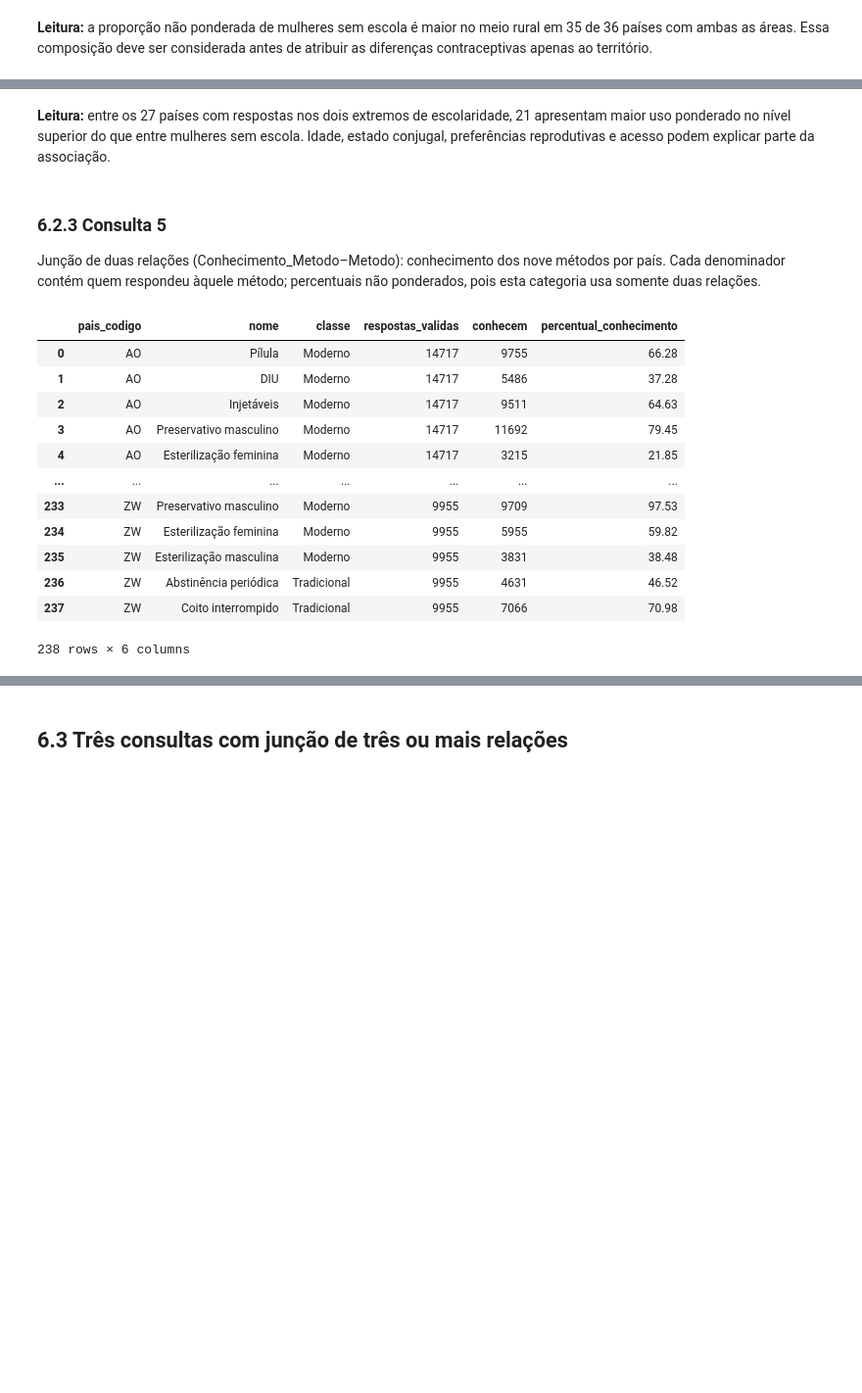
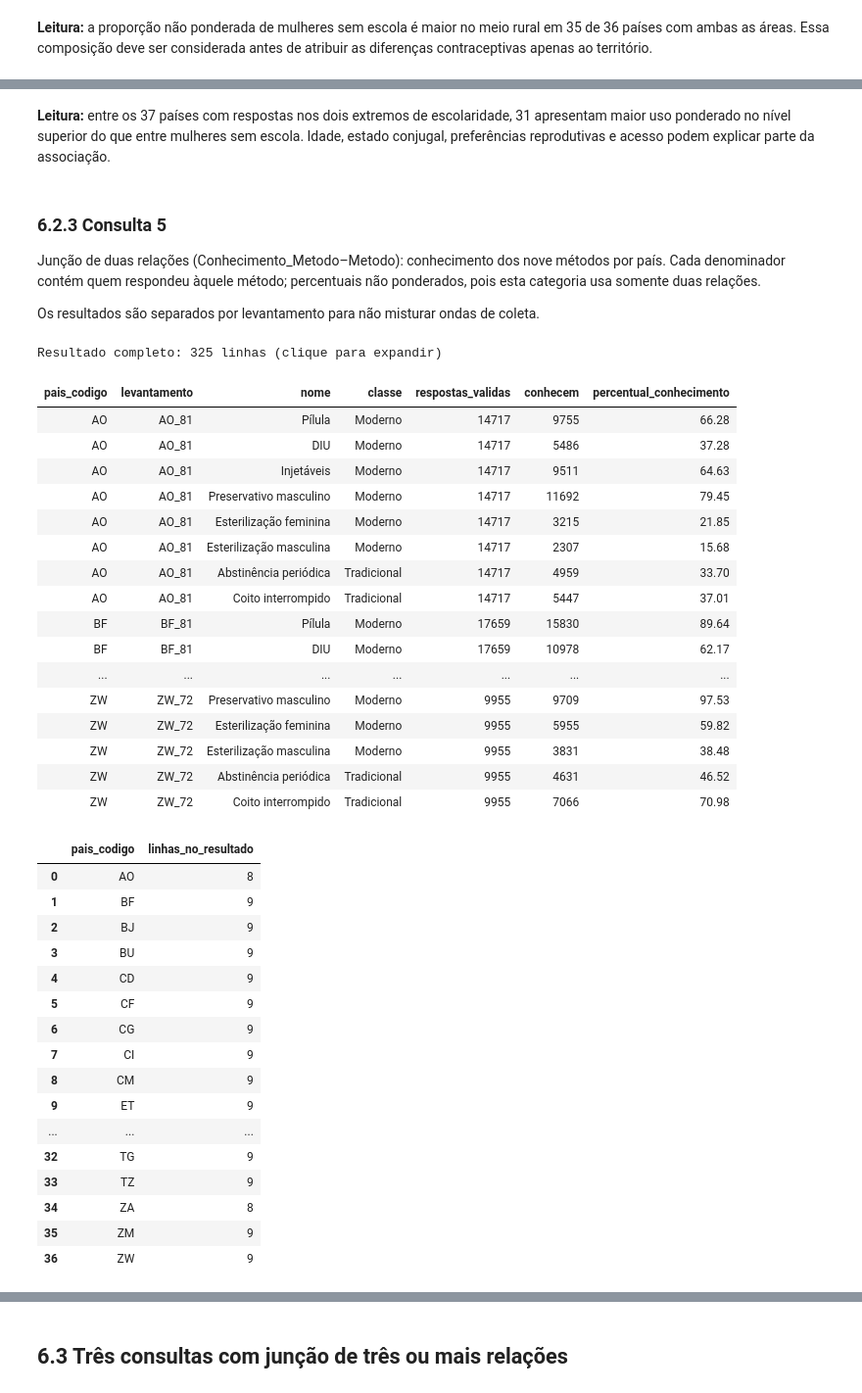
Before and after one commit to limag-henrique/subsaharanAfrica-womenData, a Jupyter notebook: tp_template.ipynb, the cells around one changed output, grey strips where cells are left out. Shown at 98% size. Saved outputs shown, nothing was run; the diff lists cells and outputs as text; code cells hidden in the pictures; blank space fills up the shorter version.

```diff
--- a/tp_template.ipynb
+++ b/tp_template.ipynb
@@ -207,7 +263,7 @@ def construir_banco(origem, destino):
 import pandas as pd
 import numpy as np
 import matplotlib.pyplot as plt
-from IPython.display import display, Markdown
+from IPython.display import display, Markdown, HTML
 from time import perf_counter
 from statistics import median
 import hashlib
@@ -221,8 +277,19 @@ def sha256(arquivo):
         for bloco in iter(lambda: f.read(4*1024*1024), b''): h.update(bloco)
     return h.hexdigest()
 hash_origem = sha256(origem)
+import json
+manifesto=json.loads((raiz/'docs/manifesto_contracepcao.json').read_text(encoding='utf-8'))
+pastas=[raiz/'dados/completo/extraidos',raiz/'dados/extraidos',
+        raiz.parent/'_dados_descartados_saude_mulher/completo/extraidos']
+suplementos=[]
+for item in manifesto:
+    encontrados=[a for pasta in pastas if pasta.exists() for a in pasta.rglob(item['arquivo_origem'])]
+    if not encontrados:
+        raise FileNotFoundError(f"Obter/extrair o arquivo DHS do manifesto: {item['arquivo_origem']}")
+    suplementos.append(dict(item,caminho_origem=str(encontrados[0])))
+display(pd.DataFrame(manifesto)[['pais_codigo','arquivo_origem','fase','anos','N','surv_id']])
 t0=perf_counter()
-construir_banco(origem,destino)
+construir_banco(origem,destino,suplementos)
 print(f"Carga normalizada concluída em {perf_counter()-t0:.2f} s.")
 assert sha256(origem)==hash_origem, "A origem deve permanecer intacta."
 conn=sqlite3.connect(destino)
@@ -233,6 +300,13 @@ def consulta(sql, amostra=False):
         display(tabela.groupby('pais_codigo',sort=True).size().rename('registros_selecionados').reset_index())
         display(tabela.groupby('pais_codigo',sort=True).head(1).sort_values('pais_codigo'))
         print(f"{len(tabela):,} linhas consultadas; exibição de um exemplo por país presente.")
+    elif len(tabela)>80:
+        # Resultado integral disponível, sem truncar os países intermediários.
+        display(HTML(f'<details><summary>Resultado completo: {len(tabela):,} linhas (clique para expandir)</summary>'
+                     + tabela.to_html(index=False) + '</details>'))
+        coluna='pais_codigo' if 'pais_codigo' in tabela else ('codigo' if 'codigo' in tabela else None)
+        if coluna:
+            display(tabela.groupby(coluna).size().rename('linhas_no_resultado').reset_index())
     else:
         display(tabela)
     return tabela
@@ -242,7 +316,9 @@ resumo=pd.DataFrame([(t,conn.execute(f'SELECT COUNT(*) FROM {t}').fetchone()[0])
                    columns=['relacao','registros'])
 display(resumo)
 assert conn.execute('PRAGMA foreign_key_check').fetchall()==[]
-assert conn.execute('SELECT COUNT(*) FROM Mulher').fetchone()[0]==407600
+assert conn.execute('SELECT COUNT(*) FROM Mulher').fetchone()[0]==584004
+assert conn.execute("SELECT COUNT(*) FROM Entrevista WHERE coorte!='contracepcao'").fetchone()[0]==407600
+assert conn.execute("SELECT COUNT(*) FROM Entrevista WHERE coorte!='nucleo_exclusivo'").fetchone()[0]==510884
 assert conn.execute('SELECT COUNT(*) FROM Crianca').fetchone()[0]==282641
 assert conn.execute('SELECT COUNT(*) FROM Morador').fetchone()[0]==1884683
 assert conn.execute("SELECT COUNT(*) FROM Nascimento WHERE origem='BR'").fetchone()[0]==877412
@@ -513,33 +670,57 @@ r4 = consulta(sql_4, amostra=False)
 extremos=r4[r4.escolaridade.isin([0,3])].pivot(index='pais_codigo',columns='escolaridade',values='percentual_uso_ponderado').dropna()
 display(Markdown(f"**Leitura:** entre os {len(extremos)} países com respostas nos dois extremos de escolaridade, {int((extremos[3]>extremos[0]).sum())} apresentam maior uso ponderado no nível superior do que entre mulheres sem escola. Idade, estado conjugal, preferências reprodutivas e acesso podem explicar parte da associação."))
 # %% [output]
-**Leitura:** entre os 27 países com respostas nos dois extremos de escolaridade, 21 apresentam maior uso ponderado no nível superior do que entre mulheres sem escola. Idade, estado conjugal, preferências reprodutivas e acesso podem explicar parte da associação.
+**Leitura:** entre os 37 países com respostas nos dois extremos de escolaridade, 31 apresentam maior uso ponderado no nível superior do que entre mulheres sem escola. Idade, estado conjugal, preferências reprodutivas e acesso podem explicar parte da associação.
 # %% [markdown]
 ### 6.2.3 Consulta 5
 
 Junção de duas relações (Conhecimento_Metodo–Metodo): conhecimento dos nove métodos por país. Cada denominador contém quem respondeu àquele método; percentuais não ponderados, pois esta categoria usa somente duas relações.
+
+Os resultados são separados por levantamento para não misturar ondas de coleta.
 # %%
 sql_5 = """
-SELECT substr(k.mulher_id,1,2) AS pais_codigo,t.nome,t.classe,COUNT(*) AS respostas_validas,
+SELECT substr(k.mulher_id,1,2) AS pais_codigo,substr(k.mulher_id,1,instr(k.mulher_id,'|')-1) AS levantamento,t.nome,t.classe,COUNT(*) AS respostas_validas,
 SUM(k.nivel>0) AS conhecem,ROUND(100.0*SUM(k.nivel>0)/COUNT(*),2) AS percentual_conhecimento
 FROM Conhecimento_Metodo k JOIN Metodo t ON t.id=k.metodo_id
-GROUP BY substr(k.mulher_id,1,2),t.id,t.nome,t.classe ORDER BY pais_codigo,t.id
+GROUP BY substr(k.mulher_id,1,2),levantamento,t.id,t.nome,t.classe ORDER BY pais_codigo,t.id
 """
 r5 = consulta(sql_5, amostra=False)
 # %% [output]
+Resultado completo: 325 linhas (clique para expandir)
-|  | pais_codigo | nome | classe | respostas_validas | conhecem | percentual_conhecimento |
-| 0 | AO | Pílula | Moderno | 14717 | 9755 | 66.28 |
-| 1 | AO | DIU | Moderno | 14717 | 5486 | 37.28 |
-| 2 | AO | Injetáveis | Moderno | 14717 | 9511 | 64.63 |
-| 3 | AO | Preservativo masculino | Moderno | 14717 | 11692 | 79.45 |
-| 4 | AO | Esterilização feminina | Moderno | 14717 | 3215 | 21.85 |
+| pais_codigo | levantamento | nome | classe | respostas_validas | conhecem | percentual_conhecimento |
+| AO | AO_81 | Pílula | Moderno | 14717 | 9755 | 66.28 |
+| AO | AO_81 | DIU | Moderno | 14717 | 5486 | 37.28 |
+| AO | AO_81 | Injetáveis | Moderno | 14717 | 9511 | 64.63 |
+| AO | AO_81 | Preservativo masculino | Moderno | 14717 | 11692 | 79.45 |
+| AO | AO_81 | Esterilização feminina | Moderno | 14717 | 3215 | 21.85 |
+| AO | AO_81 | Esterilização masculina | Moderno | 14717 | 2307 | 15.68 |
+| AO | AO_81 | Abstinência periódica | Tradicional | 14717 | 4959 | 33.70 |
+| AO | AO_81 | Coito interrompido | Tradicional | 14717 | 5447 | 37.01 |
+| BF | BF_81 | Pílula | Moderno | 17659 | 15830 | 89.64 |
+| BF | BF_81 | DIU | Moderno | 17659 | 10978 | 62.17 |
 | ... | ... | ... | ... | ... | ... | ... |
-| 233 | ZW | Preservativo masculino | Moderno | 9955 | 9709 | 97.53 |
-| 234 | ZW | Esterilização feminina | Moderno | 9955 | 5955 | 59.82 |
-| 235 | ZW | Esterilização masculina | Moderno | 9955 | 3831 | 38.48 |
-| 236 | ZW | Abstinência periódica | Tradicional | 9955 | 4631 | 46.52 |
-| 237 | ZW | Coito interrompido | Tradicional | 9955 | 7066 | 70.98 |
+| ZW | ZW_72 | Preservativo masculino | Moderno | 9955 | 9709 | 97.53 |
+| ZW | ZW_72 | Esterilização feminina | Moderno | 9955 | 5955 | 59.82 |
+| ZW | ZW_72 | Esterilização masculina | Moderno | 9955 | 3831 | 38.48 |
+| ZW | ZW_72 | Abstinência periódica | Tradicional | 9955 | 4631 | 46.52 |
+| ZW | ZW_72 | Coito interrompido | Tradicional | 9955 | 7066 | 70.98 |
-238 rows × 6 columns
+|  | pais_codigo | linhas_no_resultado |
+| 0 | AO | 8 |
+| 1 | BF | 9 |
+| 2 | BJ | 9 |
+| 3 | BU | 9 |
+| 4 | CD | 9 |
+| 5 | CF | 9 |
+| 6 | CG | 9 |
+| 7 | CI | 9 |
+| 8 | CM | 9 |
+| 9 | ET | 9 |
+| ... | ... | ... |
+| 32 | TG | 9 |
+| 33 | TZ | 9 |
+| 34 | ZA | 8 |
+| 35 | ZM | 9 |
+| 36 | ZW | 9 |
 # %%
 display(Markdown(f"**Leitura:** o M:N contém respostas válidas em {r5.pais_codigo.nunique()} países. As categorias de conhecimento variam na cobertura; não comparar a soma de todos os métodos como se fosse número de mulheres nem presumir que conhecimento resulta em uso."))
 # %% [output]
```
Also changed, not shown: parts of 26 cells of this notebook, 6 other files.
